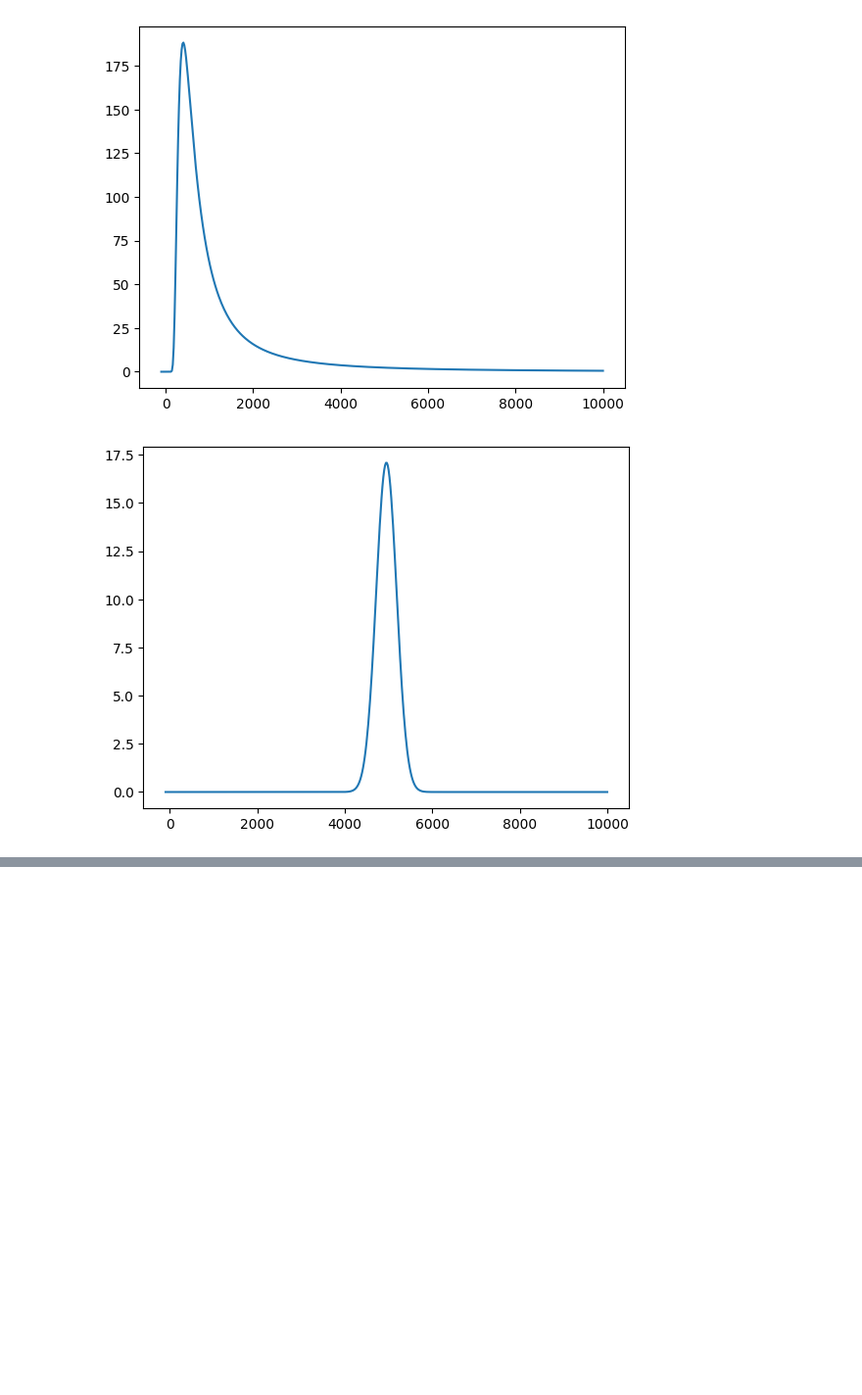
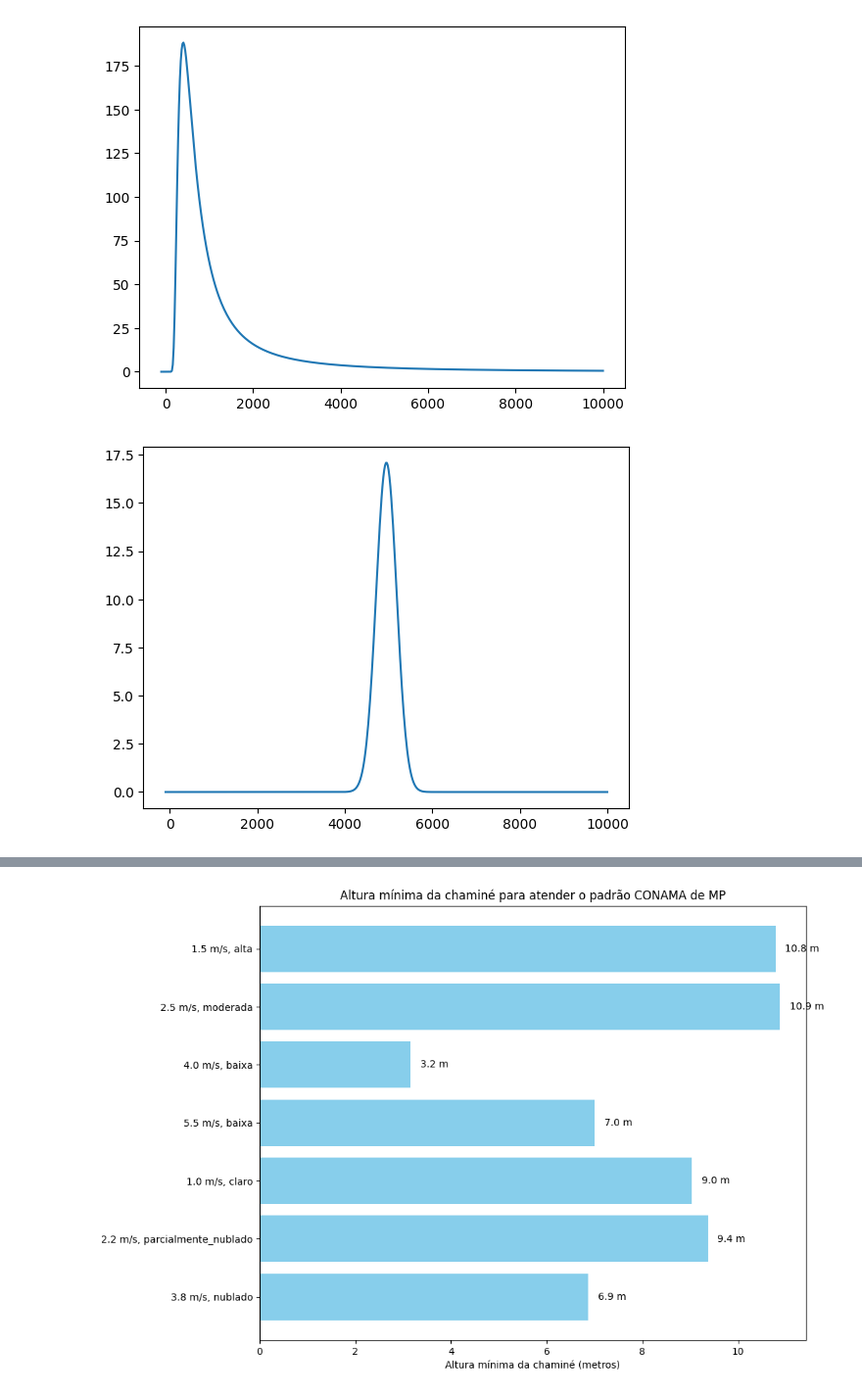
Before and after one commit to maiarasimone/ENS5173_202401, a Jupyter notebook: Atividade03.ipynb, the cells around one changed output, grey strips where cells are left out. Shown at 98% size. Drawn from its saved outputs; the diff is of its cells as text; code cells hidden in the pictures; blank space fills up the shorter version.

```diff
--- a/Atividade03.ipynb
+++ b/Atividade03.ipynb
@@ -223,7 +223,7 @@ A pluma subiu
 # %%
 def holland_tipdownwash(d, vs, u, Ts, Tamb, hg):
    # Calcula a sobrelevação da pluma sem considerar o efeito Tip-Downwash
-    deltaH = (d * (vs / u)**1.4) * (1 + (Ts - Tamb) / Ts)
+    deltaH =((vs*d)/u) * (1.5 + 2.68*(10**(-10))*1013.25*((Ts-Tamb)/Ts)*d)
     return deltaH
 # %%
 
@@ -482,0 +340,89 @@ for poluente in poluentes.keys():
+# %%
+import matplotlib.pyplot as plt
+import numpy as np
+
+# Taxa de emissão de MP (g/s)
+taxa_emissao_MP = 2184.293
+
+# Concentração limite de MP (µg/m³) - exemplo hipotético
+limite_concentracao_MP = 50
+
+# Distância de interesse (x em metros)
+x = 10  # Exemplo de distância de interesse
+
+# Cenários para simulação
+cenarios = [
+    # Exemplos para o período diurno (velocidade_vento, insolar_solar)
+    (1.5, 'alta'),
+    (2.5, 'moderada'),
+    (4.0, 'baixa'),
+    (5.5, 'baixa'),
+
+    # Exemplos para o período noturno (velocidade_vento, cobertura_nuvens)
+    (1.0, 'claro'),
+    (2.2, 'parcialmente_nublado'),
+    (3.8, 'nublado')
+]
+
+# Lista para armazenar alturas mínimas
+alturas_minimas = []
+
+# Função para determinar a altura mínima da chaminé
+def altura_minima_chamine(taxa_emissao, limite_concentracao, x, classe, urbOrRural):
+    # Definimos valores razoáveis para z (altitude) e H (altura da chaminé)
+    z = 1.5  # Altura de interesse (em metros)
+    H = np.random.uniform(1, 10)  # Altura inicial aleatória da chaminé (entre 1 e 10 metros)
+
+    # Adicionamos um pouco de variação inicial
+    H += np.random.normal(0, 1)  # Variação normal com média 0 e desvio padrão 1
+
+    # Calculamos sigmaY e sigmaZ com base na classe de estabilidade e tipo de área
+    sigmaY, sigmaZ = sigmaXY(x, classe, urbOrRural)
+
+    # Calculamos a concentração inicial de MP
+    conc = modeloGaussiano(taxa_emissao, sigmaY, sigmaZ, u, x, z, H)
+
+    # Iteramos até que a concentração calculada seja menor ou igual ao limite
+    while conc > limite_concentracao:
+        H += 1.0  # Aumentamos a altura da chaminé em 1 metro
+        conc = modeloGaussiano(taxa_emissao, sigmaY, sigmaZ, u, x, z, H)
+
+    return H
+
+# Realizando simulações para cada cenário
+for velocidade, condicao in cenarios:
+    if condicao in ['alta', 'moderada', 'baixa']:
+        classe = determinarClasseEstabilidade(velocidade_vento=velocidade, insolar_solar=condicao, periodo='dia')
+    else:
+        classe = determinarClasseEstabilidade(velocidade_vento=velocidade, cobertura_nuvens=condicao, periodo='noite')
+
+    # Calculando a altura mínima da chaminé para cada cenário
+    altura_min = altura_minima_chamine(taxa_emissao_MP, limite_concentracao_MP, x, classe, urbOrRural='urbano' if condicao in ['alta', 'moderada', 'baixa'] else 'rural')
+
+    # Armazenando alturas mínimas para plotagem
+    alturas_minimas.append(altura_min)
+
+    # Exibindo resultados como antes
+    print(f"Para velocidade do vento {velocidade} m/s, condição {condicao}:")
+    print(f"Classe de estabilidade: {classe}")
+    print(f"Altura mínima da chaminé para atender o padrão CONAMA: {altura_min:.2f} metros")
+    print("---------------------------------------------")
+
+# Criando o gráfico de barras
+fig, ax = plt.subplots(figsize=(10, 8))
+
+# Barra horizontal das alturas mínimas
+y_pos = np.arange(len(velocidades))
+ax.barh(y_pos, alturas_minimas, align='center', color='skyblue')
+ax.set_yticks(y_pos)
+ax.set_yticklabels(velocidades)
+ax.invert_yaxis()  # Inverter a ordem do eixo y para que o primeiro item fique no topo
+ax.set_xlabel('Altura mínima da chaminé (metros)')
+ax.set_title('Altura mínima da chaminé para atender o padrão CONAMA de MP')
+
+# Adicionando valores nas barras
+for i, v in enumerate(alturas_minimas):
+    ax.text(v + 0.2, i, f'{v:.1f} m', va='center')
+
+plt.show()
+# %% [output]
@@ -482,0 +446 @@ for poluente in poluentes.keys():
+[figure, added]
```
Also changed, not shown: parts of 7 cells of this notebook, 2 other files.
